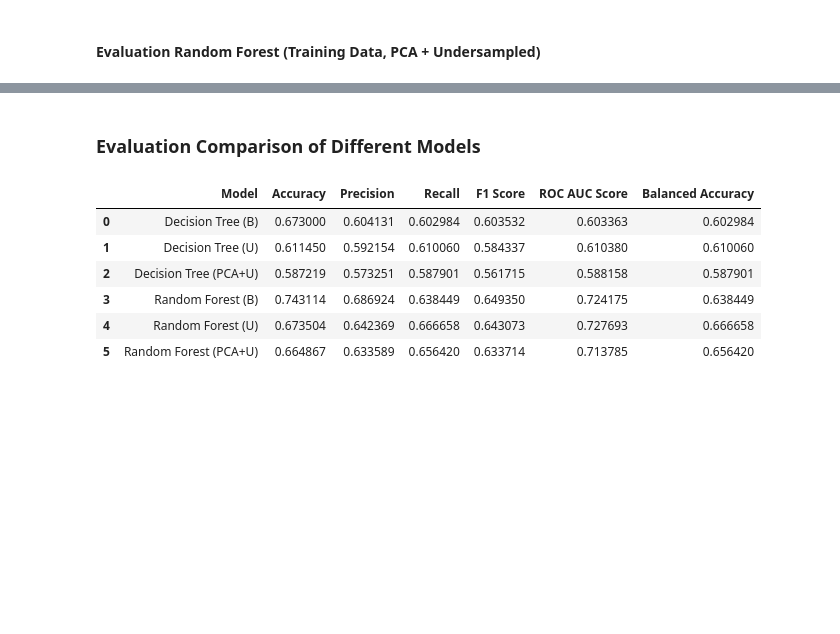
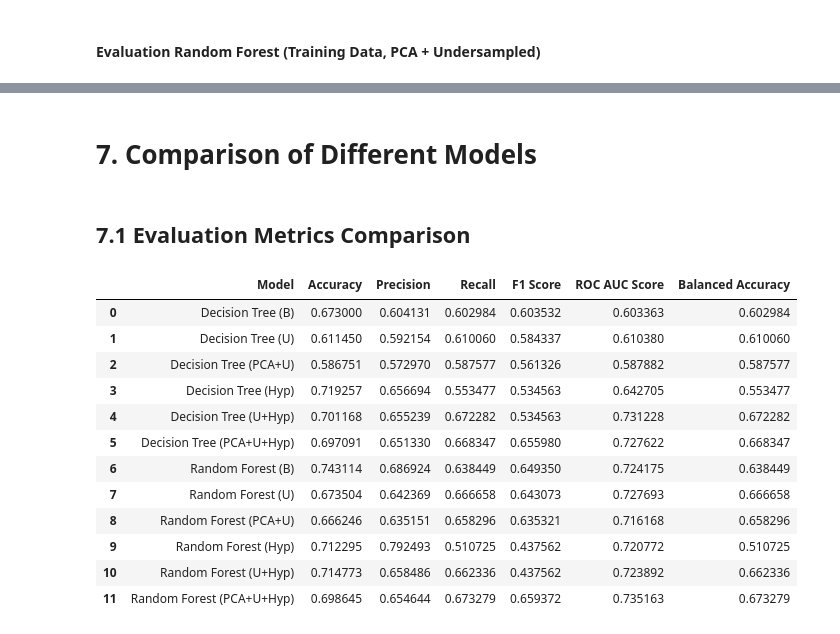
Before and after one commit to bennyocean/LFB_ResponseTimes_Prediction, a Jupyter notebook: notebooks/DecisionTree_RF_clf.ipynb, the cells around one changed output, grey strips where cells are left out. Cells and saved outputs as stored; diff of their text form; code cells hidden in the pictures; blank space fills up the shorter version.

```diff
--- a/notebooks/DecisionTree_RF_clf.ipynb
+++ b/notebooks/DecisionTree_RF_clf.ipynb
@@ -627,0 +1042,2 @@ Balanced Accuracy: 0.6564
+# %%
+grid_search_rf_hyp_ru_pca.fit(X_ru, y_ru)
@@ -627,0 +1057,4 @@ Balanced Accuracy: 0.6564
+# %%
+y_train_pred_rf_hyp_ru_pca = grid_search_rf_hyp_ru_pca.predict(X_ru)
+y_test_pred_rf_hyp_ru_pca = grid_search_rf_hyp_ru_pca.predict(X_test_pca)
+y_test_pred_prob_rf_hyp_ru_pca = grid_search_rf_hyp_ru_pca.predict_proba(X_test_pca)
@@ -627,0 +1091,3 @@ Balanced Accuracy: 0.6564
+# %%
+print("\nDecision Tree - Test Data (Undersampled + Hyperparameter + PCA)")
+dt_test_acc_hyp_ru_pca, dt_test_prec_hyp_ru_pca, dt_test_recall_hyp_ru_pca,dt_test_f1_hyp_ru_pca, dt_test_roc_hyp_ru_pca, dt_test_balacc_hyp_ru_pca = evaluate_model(y_test_pca, y_test_pred_dt_hyp_ru_pca, y_test_pred_prob_dt_hyp_ru_pca)
@@ -627,0 +1140,3 @@ Balanced Accuracy: 0.6564
+# %%
+print("\nRandom Forest - Test Data (Undersampled + Hyperparameter + PCA)")
+rf_test_acc_hyp_ru_pca, rf_test_prec_hyp_ru_pca, rf_test_recall_hyp_ru_pca, rf_test_f1_hyp_ru_pca, rf_test_roc_hyp_ru_pca, rf_test_balacc_hyp_ru_pca = evaluate_model(y_test_pca, y_test_pred_rf_hyp_ru_pca, y_test_pred_prob_rf_hyp_ru_pca)
@@ -628,26 +1161,60 @@ Balanced Accuracy: 0.6564
 # %% [markdown]
-### Evaluation Comparison of Different Models
+# 7. Comparison of Different Models
+# %% [markdown]
+## 7.1 Evaluation Metrics Comparison
 # %%
 model_eval = {
     'Model': [
         'Decision Tree (B)', 'Decision Tree (U)', 'Decision Tree (PCA+U)',
-        'Random Forest (B)', 'Random Forest (U)', 'Random Forest (PCA+U)'
+        'Decision Tree (Hyp)', 'Decision Tree (U+Hyp)', 'Decision Tree (PCA+U+Hyp)',
+        'Random Forest (B)', 'Random Forest (U)', 'Random Forest (PCA+U)',
+        'Random Forest (Hyp)', 'Random Forest (U+Hyp)', 'Random Forest (PCA+U+Hyp)'
     ],
-    'Accuracy': [dt_test_acc, dt_test_acc_ru, dt_test_acc_pca_ru, rf_test_acc, rf_test_acc_ru, rf_test_acc_pca_ru],
-    'Precision': [dt_test_prec, dt_test_prec_ru, dt_test_prec_pca_ru, rf_test_prec, rf_test_prec_ru, rf_test_prec_pca_ru],
-    'Recall': [dt_test_recall, dt_test_recall_ru, dt_test_recall_pca_ru, rf_test_recall, rf_test_recall_ru, rf_test_recall_pca_ru],
-    'F1 Score': [dt_test_f1, dt_test_f1_ru, dt_test_f1_pca_ru, rf_test_f1, rf_test_f1_ru, rf_test_f1_pca_ru],
-    'ROC AUC Score': [dt_test_roc, dt_test_roc_ru, dt_test_roc_pca_ru, rf_test_roc, rf_test_roc_ru, rf_test_roc_pca_ru],
-    'Balanced Accuracy': [dt_test_balacc, dt_test_balacc_ru, dt_test_balacc_pca_ru, rf_test_balacc, rf_test_balacc_ru, rf_test_balacc_pca_ru]
+    'Accuracy': [dt_test_acc, dt_test_acc_ru, dt_test_acc_pca_ru,
+                 dt_test_acc_hyp, dt_test_acc_hyp_ru, dt_test_acc_hyp_ru_pca,
+                 rf_test_acc, rf_test_acc_ru, rf_test_acc_pca_ru,
+                 rf_test_acc_hyp, rf_test_acc_hyp_ru, rf_test_acc_hyp_ru_pca
+                ],
+    'Precision': [dt_test_prec, dt_test_prec_ru, dt_test_prec_pca_ru,
+                  dt_test_prec_hyp, dt_test_prec_hyp_ru, dt_test_prec_hyp_ru_pca,
+                  rf_test_prec, rf_test_prec_ru, rf_test_prec_pca_ru,
+                  rf_test_prec_hyp, rf_test_prec_hyp_ru, rf_test_prec_hyp_ru_pca
+                 ],
+    'Recall': [dt_test_recall, dt_test_recall_ru, dt_test_recall_pca_ru,
+               dt_test_recall_hyp, dt_test_recall_hyp_ru, dt_test_recall_hyp_ru_pca,
+               rf_test_recall, rf_test_recall_ru, rf_test_recall_pca_ru,
+               rf_test_recall_hyp, rf_test_recall_hyp_ru, rf_test_recall_hyp_ru_pca
+              ],
+    'F1 Score': [dt_test_f1, dt_test_f1_ru, dt_test_f1_pca_ru,
+                 dt_test_f1_hyp, dt_test_f1_hyp, dt_test_f1_hyp_ru_pca,
+                 rf_test_f1, rf_test_f1_ru, rf_test_f1_pca_ru,
+                 rf_test_f1_hyp, rf_test_f1_hyp, rf_test_f1_hyp_ru_pca
+                ],
+    'ROC AUC Score': [dt_test_roc, dt_test_roc_ru, dt_test_roc_pca_ru,
+                      dt_test_roc_hyp, dt_test_roc_hyp_ru, dt_test_roc_hyp_ru_pca,
+                      rf_test_roc, rf_test_roc_ru, rf_test_roc_pca_ru,
+                      rf_test_roc_hyp, rf_test_roc_hyp_ru, rf_test_roc_hyp_ru_pca,
+                     ],
+    'Balanced Accuracy': [dt_test_balacc, dt_test_balacc_ru, dt_test_balacc_pca_ru,
+                          dt_test_balacc_hyp, dt_test_balacc_hyp_ru, dt_test_balacc_hyp_ru_pca,
+                          rf_test_balacc, rf_test_balacc_ru, rf_test_balacc_pca_ru,
+                          rf_test_balacc_hyp, rf_test_balacc_hyp_ru, rf_test_balacc_hyp_ru_pca,
+                         ]
 }
 
 clf_test_eval = pd.DataFrame(model_eval)
 clf_test_eval
 # %% [output]
 |  | Model | Accuracy | Precision | Recall | F1 Score | ROC AUC Score | Balanced Accuracy |
 | 0 | Decision Tree (B) | 0.673000 | 0.604131 | 0.602984 | 0.603532 | 0.603363 | 0.602984 |
 | 1 | Decision Tree (U) | 0.611450 | 0.592154 | 0.610060 | 0.584337 | 0.610380 | 0.610060 |
-| 2 | Decision Tree (PCA+U) | 0.587219 | 0.573251 | 0.587901 | 0.561715 | 0.588158 | 0.587901 |
-| 3 | Random Forest (B) | 0.743114 | 0.686924 | 0.638449 | 0.649350 | 0.724175 | 0.638449 |
-| 4 | Random Forest (U) | 0.673504 | 0.642369 | 0.666658 | 0.643073 | 0.727693 | 0.666658 |
-| 5 | Random Forest (PCA+U) | 0.664867 | 0.633589 | 0.656420 | 0.633714 | 0.713785 | 0.656420 |
+| 2 | Decision Tree (PCA+U) | 0.586751 | 0.572970 | 0.587577 | 0.561326 | 0.587882 | 0.587577 |
+| 3 | Decision Tree (Hyp) | 0.719257 | 0.656694 | 0.553477 | 0.534563 | 0.642705 | 0.553477 |
+| 4 | Decision Tree (U+Hyp) | 0.701168 | 0.655239 | 0.672282 | 0.534563 | 0.731228 | 0.672282 |
+| 5 | Decision Tree (PCA+U+Hyp) | 0.697091 | 0.651330 | 0.668347 | 0.655980 | 0.727622 | 0.668347 |
+| 6 | Random Forest (B) | 0.743114 | 0.686924 | 0.638449 | 0.649350 | 0.724175 | 0.638449 |
+| 7 | Random Forest (U) | 0.673504 | 0.642369 | 0.666658 | 0.643073 | 0.727693 | 0.666658 |
+| 8 | Random Forest (PCA+U) | 0.666246 | 0.635151 | 0.658296 | 0.635321 | 0.716168 | 0.658296 |
+| 9 | Random Forest (Hyp) | 0.712295 | 0.792493 | 0.510725 | 0.437562 | 0.720772 | 0.510725 |
+| 10 | Random Forest (U+Hyp) | 0.714773 | 0.658486 | 0.662336 | 0.437562 | 0.723892 | 0.662336 |
+| 11 | Random Forest (PCA+U+Hyp) | 0.698645 | 0.654644 | 0.673279 | 0.659372 | 0.735163 | 0.673279 |
```
Also changed, not shown: parts of 91 cells of this notebook, 5 other files.
